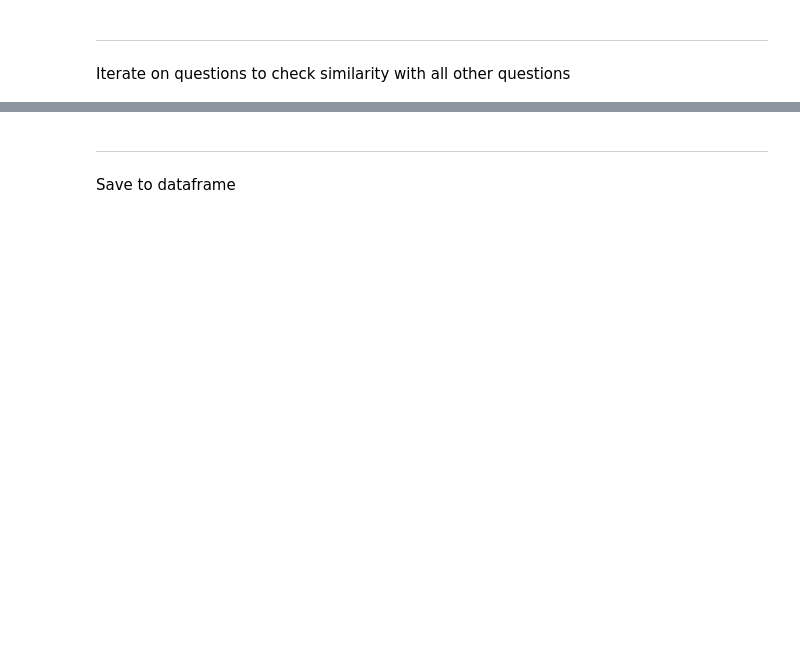
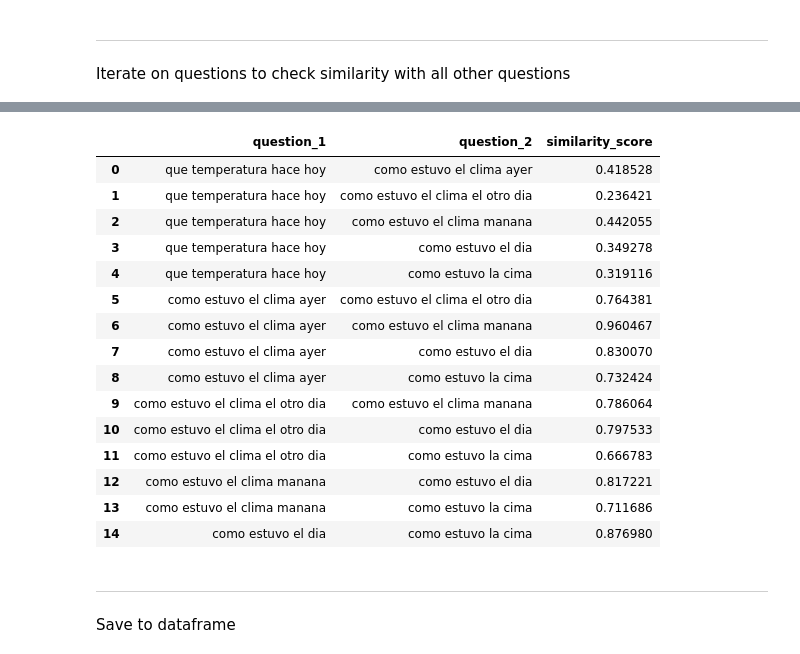
Before and after one commit to LorennMarque/Austral, a Jupyter notebook: Biomed/proximity_analysis/main.ipynb, the cells around one changed output, grey strips where cells are left out. Saved outputs shown, nothing was run; the diff lists cells and outputs as text; code cells hidden in the pictures; blank space fills up the shorter version.

```diff
--- a/Biomed/proximity_analysis/main.ipynb
+++ b/Biomed/proximity_analysis/main.ipynb
@@ -110,3 +104,41 @@ display(df_combinations)
+# %%
+# Clean data
+import unicodedata
+
+# Función para limpiar el texto
+def clean_text(text):
+    # Eliminar signos de interrogación
+    text = text.replace('?', '')
+    text = text.replace('¿', '')
+    # Eliminar tildes
+    text = ''.join((c for c in unicodedata.normalize('NFD', text) if unicodedata.category(c) != 'Mn'))
+    # Convertir a minúsculas
+    text = text.lower()
+    return text
+
+# Aplicar la limpieza a las columnas 'question_1' y 'question_2'
+df_combinations['question_1'] = df_combinations['question_1'].apply(clean_text)
+df_combinations['question_2'] = df_combinations['question_2'].apply(clean_text)
+
+# Mostrar el DataFrame limpio
+display(df_combinations)
+# %% [output]
+|  | question_1 | question_2 | similarity_score |
+| 0 | que temperatura hace hoy | como estuvo el clima ayer | 0.418528 |
+| 1 | que temperatura hace hoy | como estuvo el clima el otro dia | 0.236421 |
+| 2 | que temperatura hace hoy | como estuvo el clima manana | 0.442055 |
+| 3 | que temperatura hace hoy | como estuvo el dia | 0.349278 |
+| 4 | que temperatura hace hoy | como estuvo la cima | 0.319116 |
+| 5 | como estuvo el clima ayer | como estuvo el clima el otro dia | 0.764381 |
+| 6 | como estuvo el clima ayer | como estuvo el clima manana | 0.960467 |
+| 7 | como estuvo el clima ayer | como estuvo el dia | 0.830070 |
+| 8 | como estuvo el clima ayer | como estuvo la cima | 0.732424 |
+| 9 | como estuvo el clima el otro dia | como estuvo el clima manana | 0.786064 |
+| 10 | como estuvo el clima el otro dia | como estuvo el dia | 0.797533 |
+| 11 | como estuvo el clima el otro dia | como estuvo la cima | 0.666783 |
+| 12 | como estuvo el clima manana | como estuvo el dia | 0.817221 |
+| 13 | como estuvo el clima manana | como estuvo la cima | 0.711686 |
+| 14 | como estuvo el dia | como estuvo la cima | 0.876980 |
 # %% [markdown]
 <hr>
 Save to dataframe
```
Also changed, not shown: parts of 8 cells of this notebook, 4 other files.
